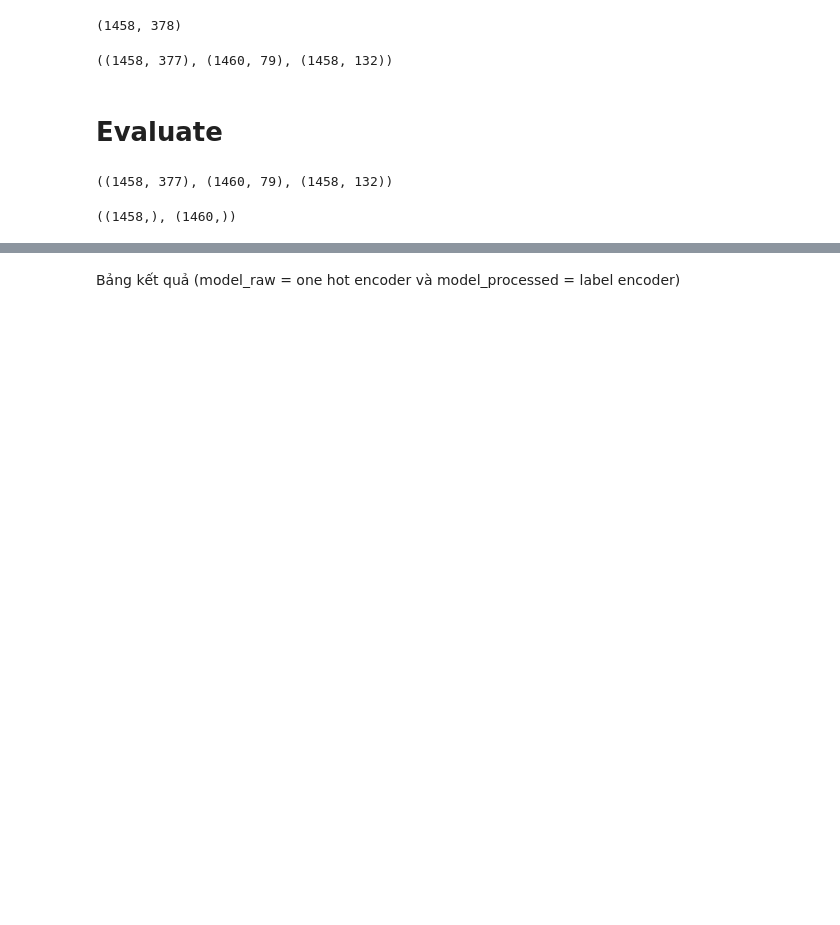
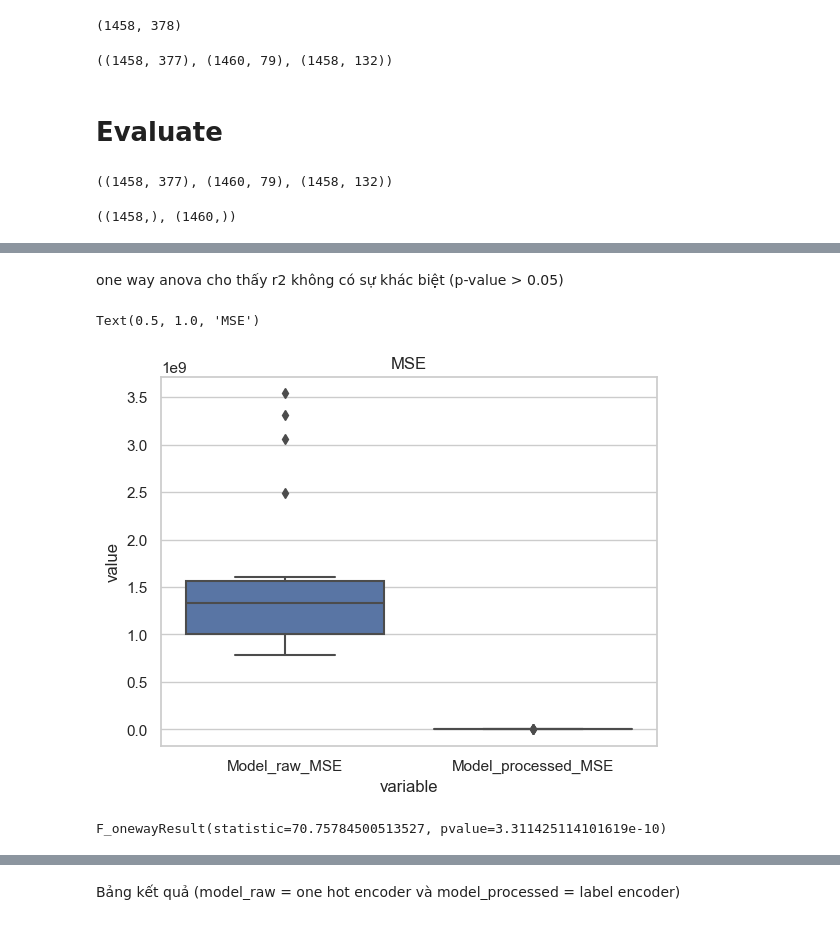
Before and after one commit to lamisgosu11/House-price-predictor, a Jupyter notebook: preprocess-label-compare.ipynb, the cells around one changed output, grey strips where cells are left out. Cells and saved outputs as stored; diff of their text form; code cells hidden in the pictures; blank space fills up the shorter version.

```diff
--- a/preprocess-label-compare.ipynb
+++ b/preprocess-label-compare.ipynb
@@ -451,0 +463,12 @@ pd.DataFrame(LR_CV)
+# %% [markdown]
+one way anova cho thấy r2 không có sự khác biệt (p-value > 0.05)
+# %%
+sns.boxplot(x="variable", y="value", data=pd.melt(LR_CV[['Model_raw_MSE', 'Model_processed_MSE']]))
+plt.title('MSE')
+# %% [output]
+Text(0.5, 1.0, 'MSE')
+[figure, added]
+# %%
+stats.f_oneway(LR_CV['Model_raw_MSE'], LR_CV['Model_processed_MSE'])
+# %% [output]
+F_onewayResult(statistic=70.75784500513527, pvalue=3.311425114101619e-10)
```
Also changed, not shown: parts of 22 cells of this notebook.
